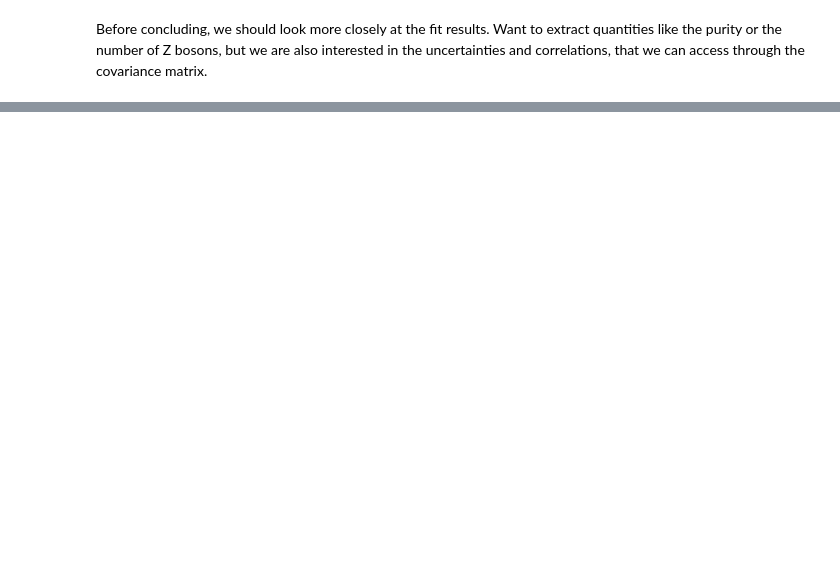
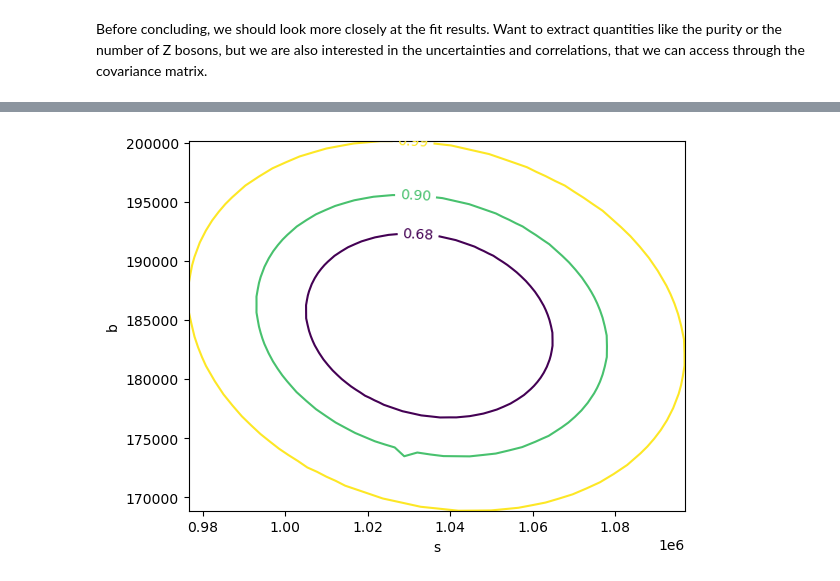
Before and after one commit to delaere/LPHY2131, a Jupyter notebook: analysis/labo2/Zlineshape.ipynb, the cells around one changed output, grey strips where cells are left out. Saved outputs shown, nothing was run; the diff lists cells and outputs as text; code cells hidden in the pictures; blank space fills up the shorter version.

```diff
--- a/analysis/labo2/Zlineshape.ipynb
+++ b/analysis/labo2/Zlineshape.ipynb
@@ -308,0 +239,7 @@ N_data = 2019411
+# %%
+c = cost.Template(n, xe, (s_histo,b_histo), ("s","b"))
+# %%
+m = Minuit(c,1e6,5e5)
+# %%
+m.limits = (0, None)
+m.interactive()
@@ -308,0 +263,5 @@ N_data = 2019411
+# %%
+plt.style.use('default')
+m.draw_mncontour("s", "b", cl=(0.68, 0.9, 0.99));
+# %% [output]
+[figure, added]
```
Also changed, not shown: parts of 30 cells of this notebook, 1 other file.
